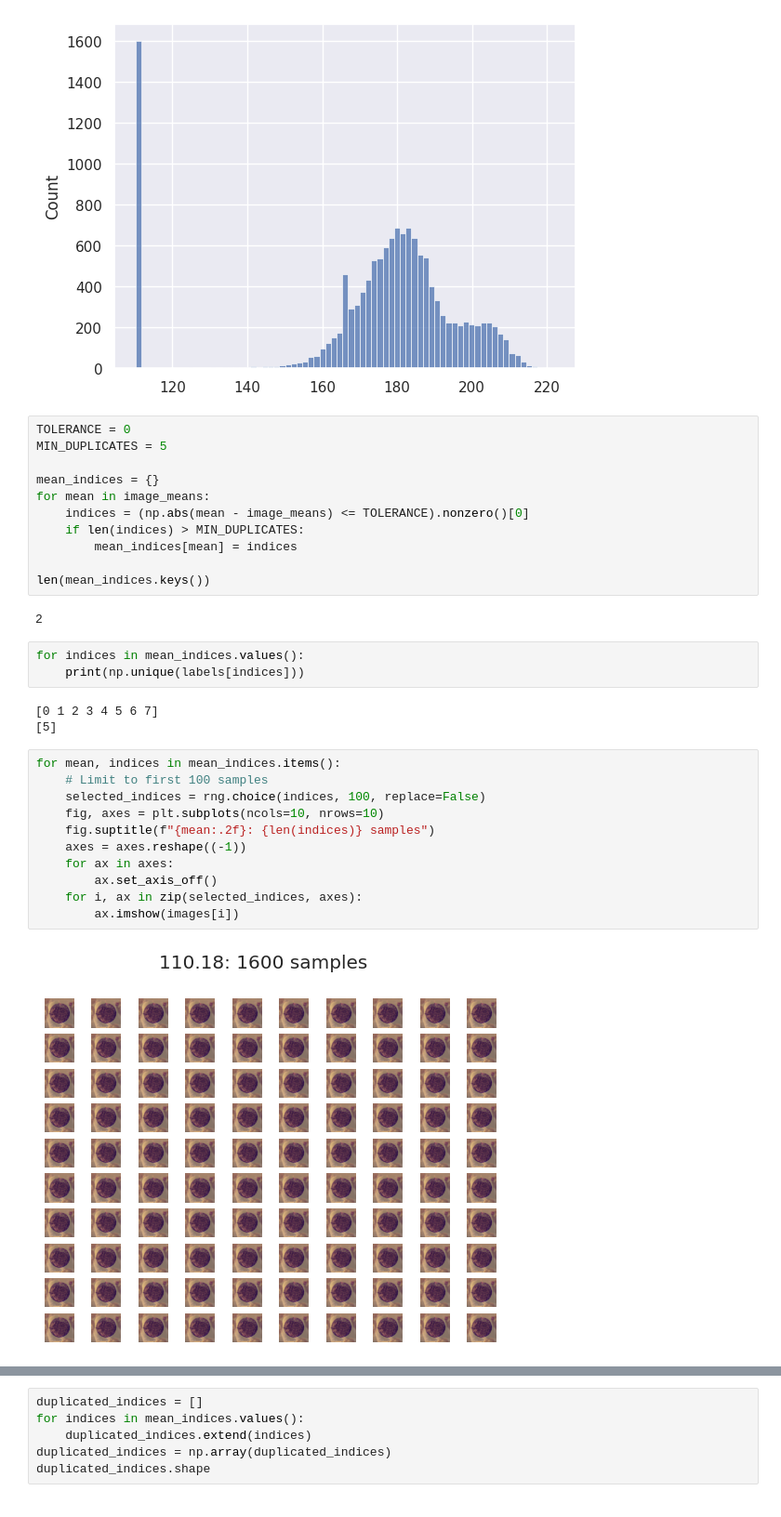
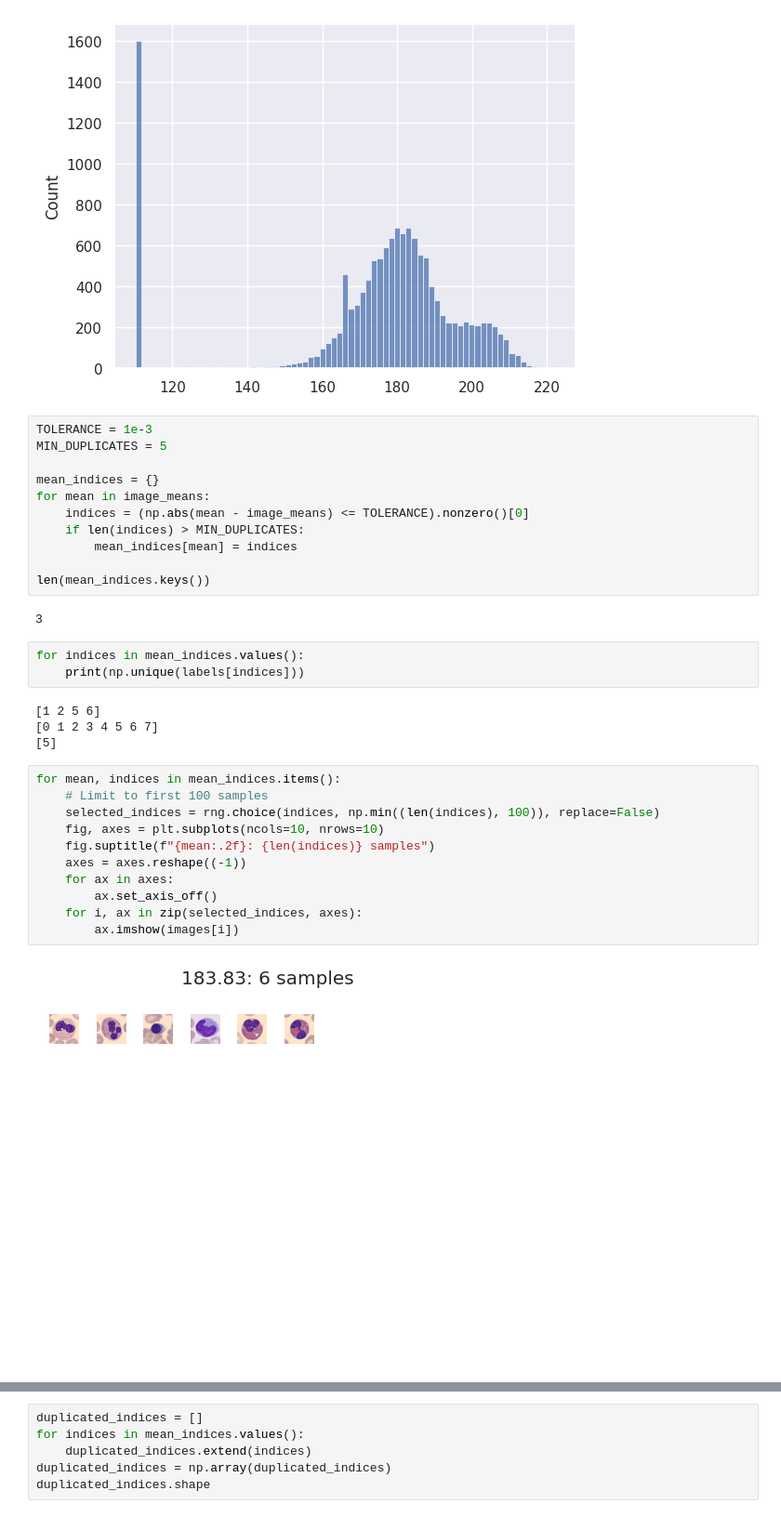
Before and after one commit to tomaz-suller/an2dl, a Jupyter notebook: homework-1/notebooks/1-tomaz-suller-eda.ipynb, the cells around one changed output, grey strips where cells are left out. Shown at 93% size. Cells and saved outputs as stored; diff of their text form.

```diff
--- a/homework-1/notebooks/1-tomaz-suller-eda.ipynb
+++ b/homework-1/notebooks/1-tomaz-suller-eda.ipynb
@@ -95,7 +95,7 @@ sns.histplot(image_means)
 <Axes: ylabel='Count'>
 [figure]
 # %%
-TOLERANCE = 0
+TOLERANCE = 1e-3
 MIN_DUPLICATES = 5
 
 mean_indices = {}
@@ -106,23 +106,24 @@ for mean in image_means:
 
 len(mean_indices.keys())
 # %% [output]
-2
+3
 # %%
 for indices in mean_indices.values():
     print(np.unique(labels[indices]))
 # %% [output]
+[1 2 5 6]
 [0 1 2 3 4 5 6 7]
 [5]
 # %%
 for mean, indices in mean_indices.items():
     # Limit to first 100 samples
-    selected_indices = rng.choice(indices, 100, replace=False)
+    selected_indices = rng.choice(indices, np.min((len(indices), 100)), replace=False)
     fig, axes = plt.subplots(ncols=10, nrows=10)
     fig.suptitle(f"{mean:.2f}: {len(indices)} samples")
     axes = axes.reshape((-1))
     for ax in axes:
         ax.set_axis_off()
     for i, ax in zip(selected_indices, axes):
         ax.imshow(images[i])
 # %% [output]
-[figure, old version]
+[figure, new version]
```
Also changed, not shown: parts of 1 cell of this notebook.
